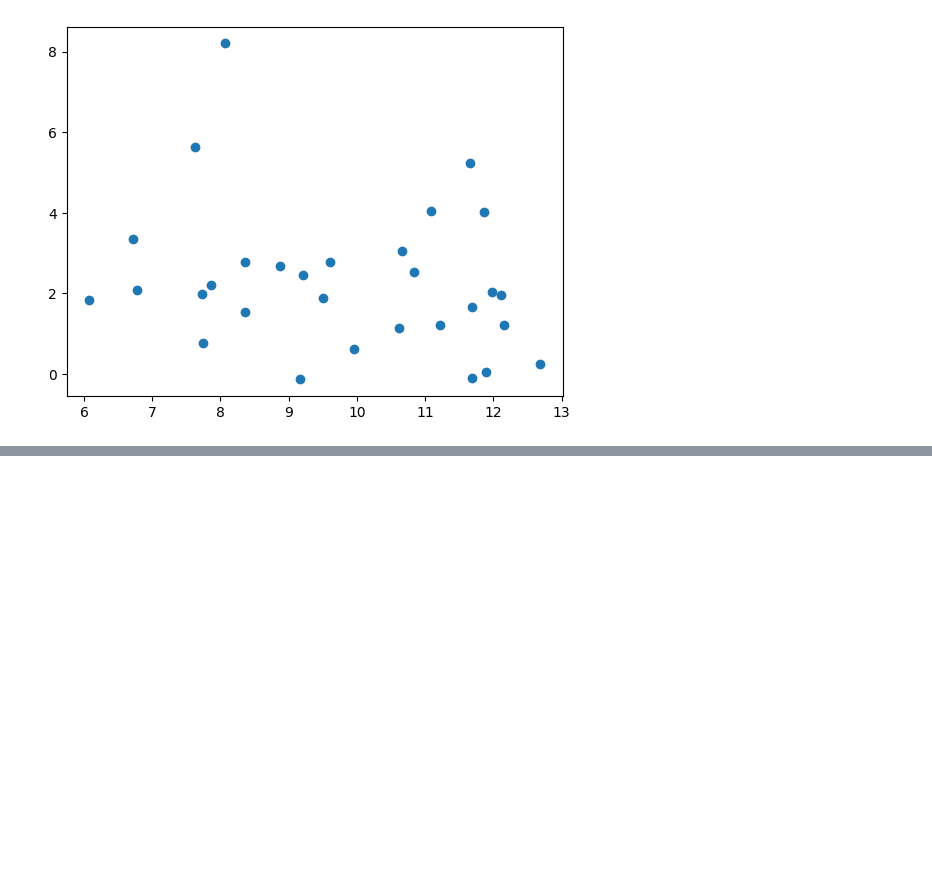
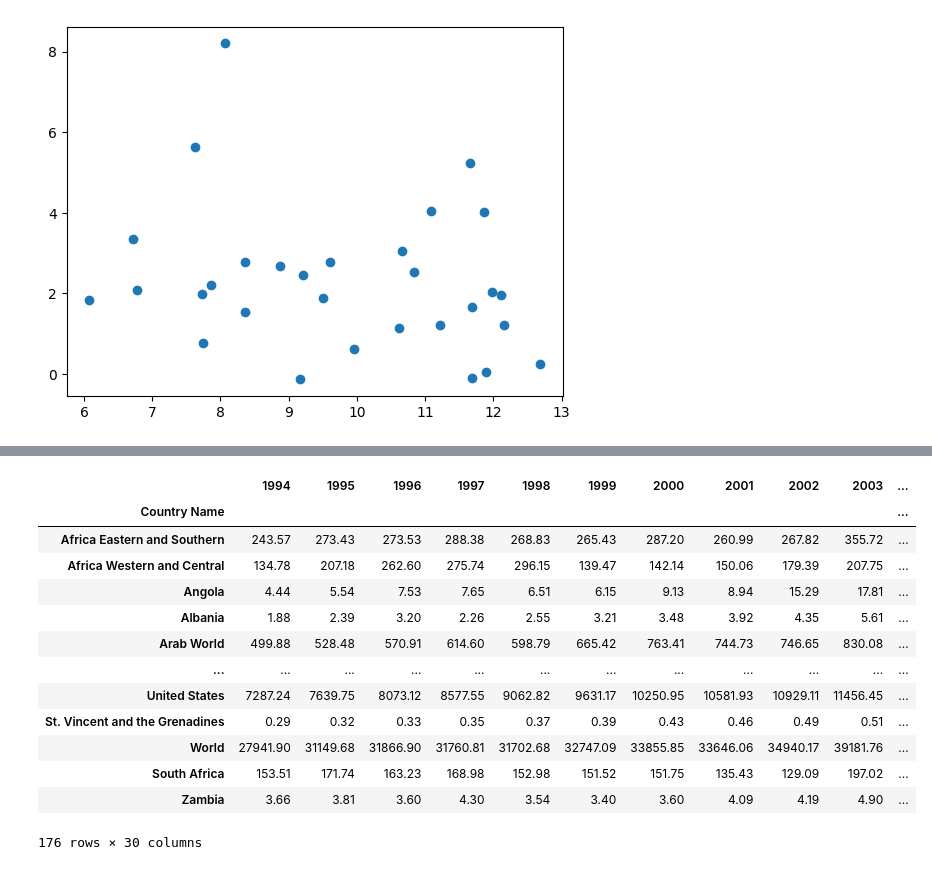
Before and after one commit to ChristianChimi/Financial-Analytics, a Jupyter notebook: Macroeconomics-Analytics/Macroeconomics-Analytics.ipynb, the cells around one changed output, grey strips where cells are left out. Saved outputs shown, nothing was run; the diff lists cells and outputs as text; code cells hidden in the pictures; blank space fills up the shorter version.

```diff
--- a/Macroeconomics-Analytics/Macroeconomics-Analytics.ipynb
+++ b/Macroeconomics-Analytics/Macroeconomics-Analytics.ipynb
@@ -53,0 +74,25 @@ df_GDP_sorted = df_GDP_filtered.sort_values(by='2023', ascending=False)
+# %%
+#I want readable dataframes: convert to billions and only 2 decimals. Way better!
+
+df_GDP_filtered.columns = df_GDP_filtered.columns.astype(int)  # Converti i nomi delle colonne in int
+df_GDP_filtered.loc[:, 1994:2023] = df_GDP_filtered.loc[:, 1994:2023] / 1_000_000_000
+df_GDP_filtered = df_GDP_filtered.round(2)
+df_INF_filtered = df_INF_filtered.round(2)
+df_UNEMP_filtered = df_UNEMP_filtered.round(2)
+# %%
+df_GDP_filtered
+# %% [output]
+|  | 1994 | 1995 | 1996 | 1997 | 1998 | 1999 | 2000 | 2001 | 2002 | 2003 | ... |
+| Country Name |  |  |  |  |  |  |  |  |  |  | ... |
+| Africa Eastern and Southern | 243.57 | 273.43 | 273.53 | 288.38 | 268.83 | 265.43 | 287.20 | 260.99 | 267.82 | 355.72 | ... |
+| Africa Western and Central | 134.78 | 207.18 | 262.60 | 275.74 | 296.15 | 139.47 | 142.14 | 150.06 | 179.39 | 207.75 | ... |
+| Angola | 4.44 | 5.54 | 7.53 | 7.65 | 6.51 | 6.15 | 9.13 | 8.94 | 15.29 | 17.81 | ... |
+| Albania | 1.88 | 2.39 | 3.20 | 2.26 | 2.55 | 3.21 | 3.48 | 3.92 | 4.35 | 5.61 | ... |
+| Arab World | 499.88 | 528.48 | 570.91 | 614.60 | 598.79 | 665.42 | 763.41 | 744.73 | 746.65 | 830.08 | ... |
+| ... | ... | ... | ... | ... | ... | ... | ... | ... | ... | ... | ... |
+| United States | 7287.24 | 7639.75 | 8073.12 | 8577.55 | 9062.82 | 9631.17 | 10250.95 | 10581.93 | 10929.11 | 11456.45 | ... |
+| St. Vincent and the Grenadines | 0.29 | 0.32 | 0.33 | 0.35 | 0.37 | 0.39 | 0.43 | 0.46 | 0.49 | 0.51 | ... |
+| World | 27941.90 | 31149.68 | 31866.90 | 31760.81 | 31702.68 | 32747.09 | 33855.85 | 33646.06 | 34940.17 | 39181.76 | ... |
+| South Africa | 153.51 | 171.74 | 163.23 | 168.98 | 152.98 | 151.52 | 151.75 | 135.43 | 129.09 | 197.02 | ... |
+| Zambia | 3.66 | 3.81 | 3.60 | 4.30 | 3.54 | 3.40 | 3.60 | 4.09 | 4.19 | 4.90 | ... |
+176 rows × 30 columns
```
Also changed, not shown: parts of 3 cells of this notebook, 3 other files.
